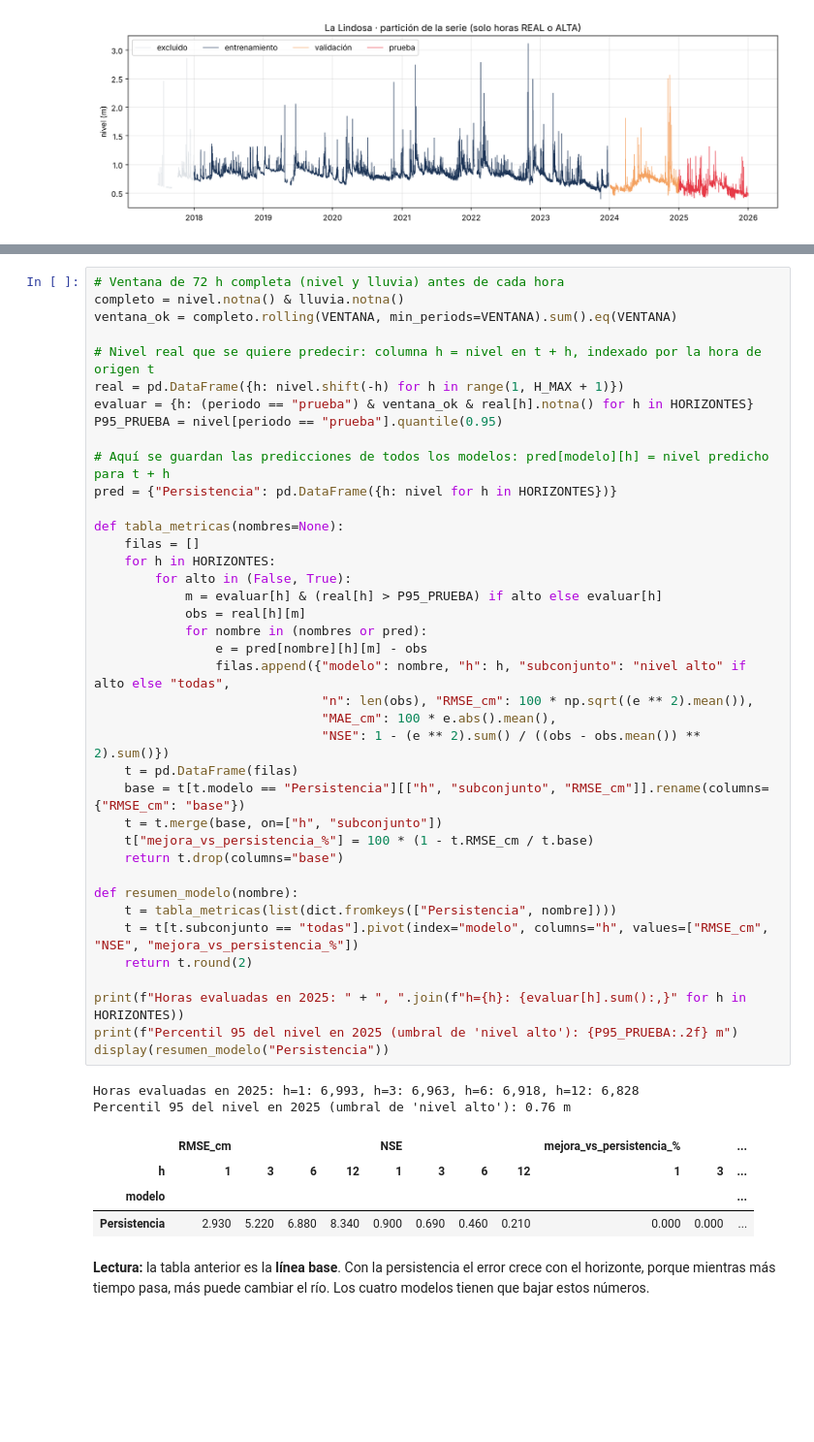
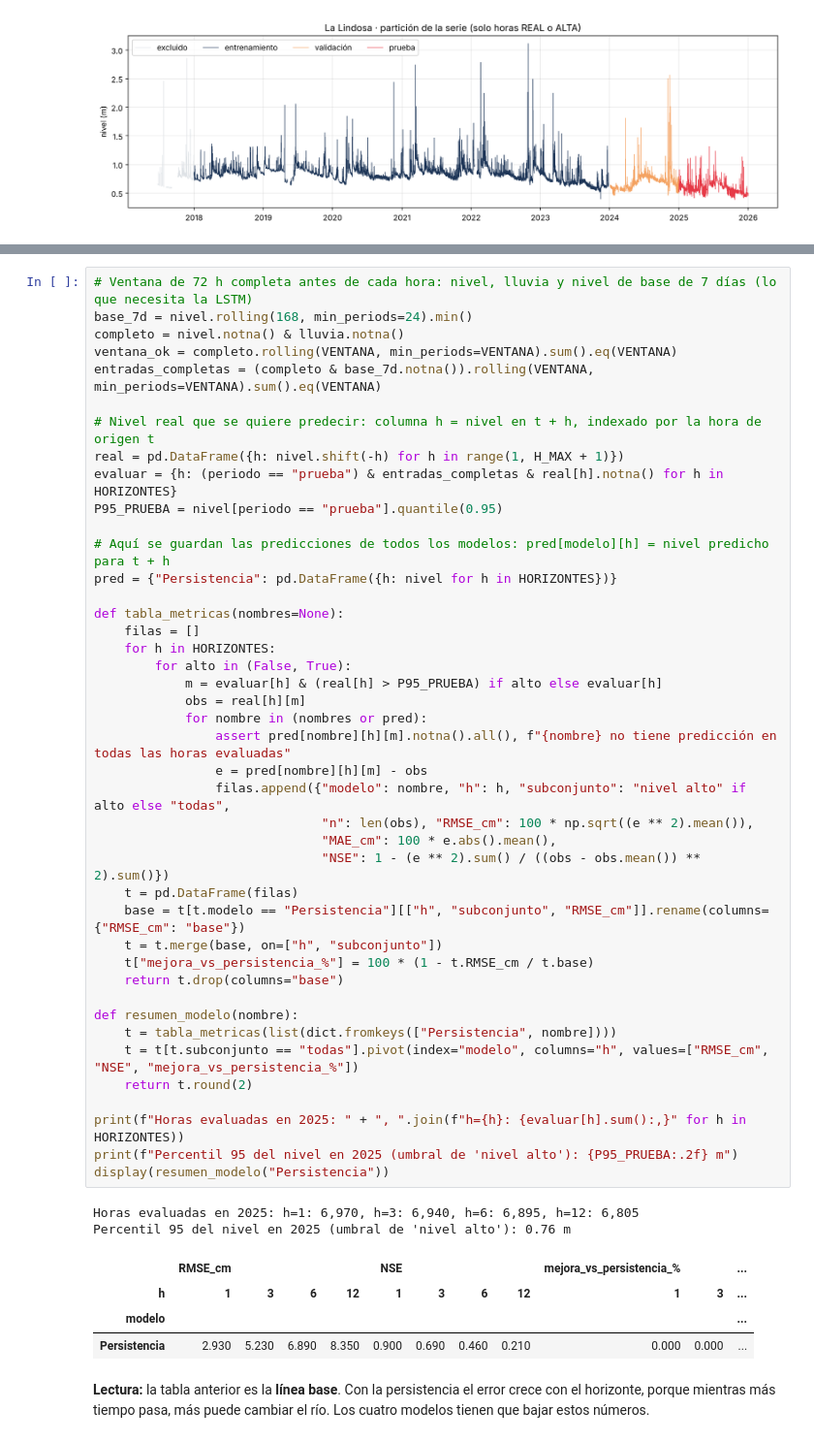
Before and after one commit to AlvaroHernan/Proyecto_CAM_Definitivo, a Jupyter notebook: notebooks/05_modelos_La_Lindosa.ipynb, the cells around one changed output, grey strips where cells are left out. Shown at 97% size. Saved outputs shown, nothing was run; the diff lists cells and outputs as text; blank space fills up the shorter version.

```diff
--- a/notebooks/05_modelos_La_Lindosa.ipynb
+++ b/notebooks/05_modelos_La_Lindosa.ipynb
@@ -161,13 +163,15 @@ Para que la comparación sea justa, todos los modelos se evalúan **exactamente
 | **Mejora sobre persistencia** (%) | Cuánto baja el RMSE frente a "el nivel no cambia". 0 % = no aporta nada; negativo = es peor que no hacer nada. | lo más alto posible |
 | **RMSE en nivel alto** (cm) | RMSE solo en las horas en que el nivel real supera el percentil 95 de 2025. Mide el desempeño en **crecidas**, lo más importante para una alerta. | 0 |
 # %%
-# Ventana de 72 h completa (nivel y lluvia) antes de cada hora
+# Ventana de 72 h completa antes de cada hora: nivel, lluvia y nivel de base de 7 días (lo que necesita la LSTM)
+base_7d = nivel.rolling(168, min_periods=24).min()
 completo = nivel.notna() & lluvia.notna()
 ventana_ok = completo.rolling(VENTANA, min_periods=VENTANA).sum().eq(VENTANA)
+entradas_completas = (completo & base_7d.notna()).rolling(VENTANA, min_periods=VENTANA).sum().eq(VENTANA)
 
 # Nivel real que se quiere predecir: columna h = nivel en t + h, indexado por la hora de origen t
 real = pd.DataFrame({h: nivel.shift(-h) for h in range(1, H_MAX + 1)})
-evaluar = {h: (periodo == "prueba") & ventana_ok & real[h].notna() for h in HORIZONTES}
+evaluar = {h: (periodo == "prueba") & entradas_completas & real[h].notna() for h in HORIZONTES}
 P95_PRUEBA = nivel[periodo == "prueba"].quantile(0.95)
 
 # Aquí se guardan las predicciones de todos los modelos: pred[modelo][h] = nivel predicho para t + h
@@ -177,35 +181,36 @@ def tabla_metricas(nombres=None):
     filas = []
     for h in HORIZONTES:
         for alto in (False, True):
             m = evaluar[h] & (real[h] > P95_PRUEBA) if alto else evaluar[h]
             obs = real[h][m]
             for nombre in (nombres or pred):
+                assert pred[nombre][h][m].notna().all(), f"{nombre} no tiene predicción en todas las horas evaluadas"
                 e = pred[nombre][h][m] - obs
                 filas.append({"modelo": nombre, "h": h, "subconjunto": "nivel alto" if alto else "todas",
                               "n": len(obs), "RMSE_cm": 100 * np.sqrt((e ** 2).mean()),
                               "MAE_cm": 100 * e.abs().mean(),
                               "NSE": 1 - (e ** 2).sum() / ((obs - obs.mean()) ** 2).sum()})
     t = pd.DataFrame(filas)
     base = t[t.modelo == "Persistencia"][["h", "subconjunto", "RMSE_cm"]].rename(columns={"RMSE_cm": "base"})
     t = t.merge(base, on=["h", "subconjunto"])
     t["mejora_vs_persistencia_%"] = 100 * (1 - t.RMSE_cm / t.base)
     return t.drop(columns="base")
 
 def resumen_modelo(nombre):
     t = tabla_metricas(list(dict.fromkeys(["Persistencia", nombre])))
     t = t[t.subconjunto == "todas"].pivot(index="modelo", columns="h", values=["RMSE_cm", "NSE", "mejora_vs_persistencia_%"])
     return t.round(2)
 
 print(f"Horas evaluadas en 2025: " + ", ".join(f"h={h}: {evaluar[h].sum():,}" for h in HORIZONTES))
 print(f"Percentil 95 del nivel en 2025 (umbral de 'nivel alto'): {P95_PRUEBA:.2f} m")
 display(resumen_modelo("Persistencia"))
 # %% [output]
-Horas evaluadas en 2025: h=1: 6,993, h=3: 6,963, h=6: 6,918, h=12: 6,828
+Horas evaluadas en 2025: h=1: 6,970, h=3: 6,940, h=6: 6,895, h=12: 6,805
 Percentil 95 del nivel en 2025 (umbral de 'nivel alto'): 0.76 m
 |  | RMSE_cm |  |  |  | NSE |  |  |  | mejora_vs_persistencia_% |  | ... |
 | h | 1 | 3 | 6 | 12 | 1 | 3 | 6 | 12 | 1 | 3 | ... |
 | modelo |  |  |  |  |  |  |  |  |  |  | ... |
-| Persistencia | 2.930 | 5.220 | 6.880 | 8.340 | 0.900 | 0.690 | 0.460 | 0.210 | 0.000 | 0.000 | ... |
+| Persistencia | 2.930 | 5.230 | 6.890 | 8.350 | 0.900 | 0.690 | 0.460 | 0.210 | 0.000 | 0.000 | ... |
 # %% [markdown]
 **Lectura:** la tabla anterior es la **línea base**. Con la persistencia el error crece con el horizonte, porque mientras más tiempo pasa, más puede cambiar el río. Los cuatro modelos tienen que bajar estos números.
 # %% [markdown]
```
Also changed, not shown: parts of 7 cells of this notebook, 2 other files.
